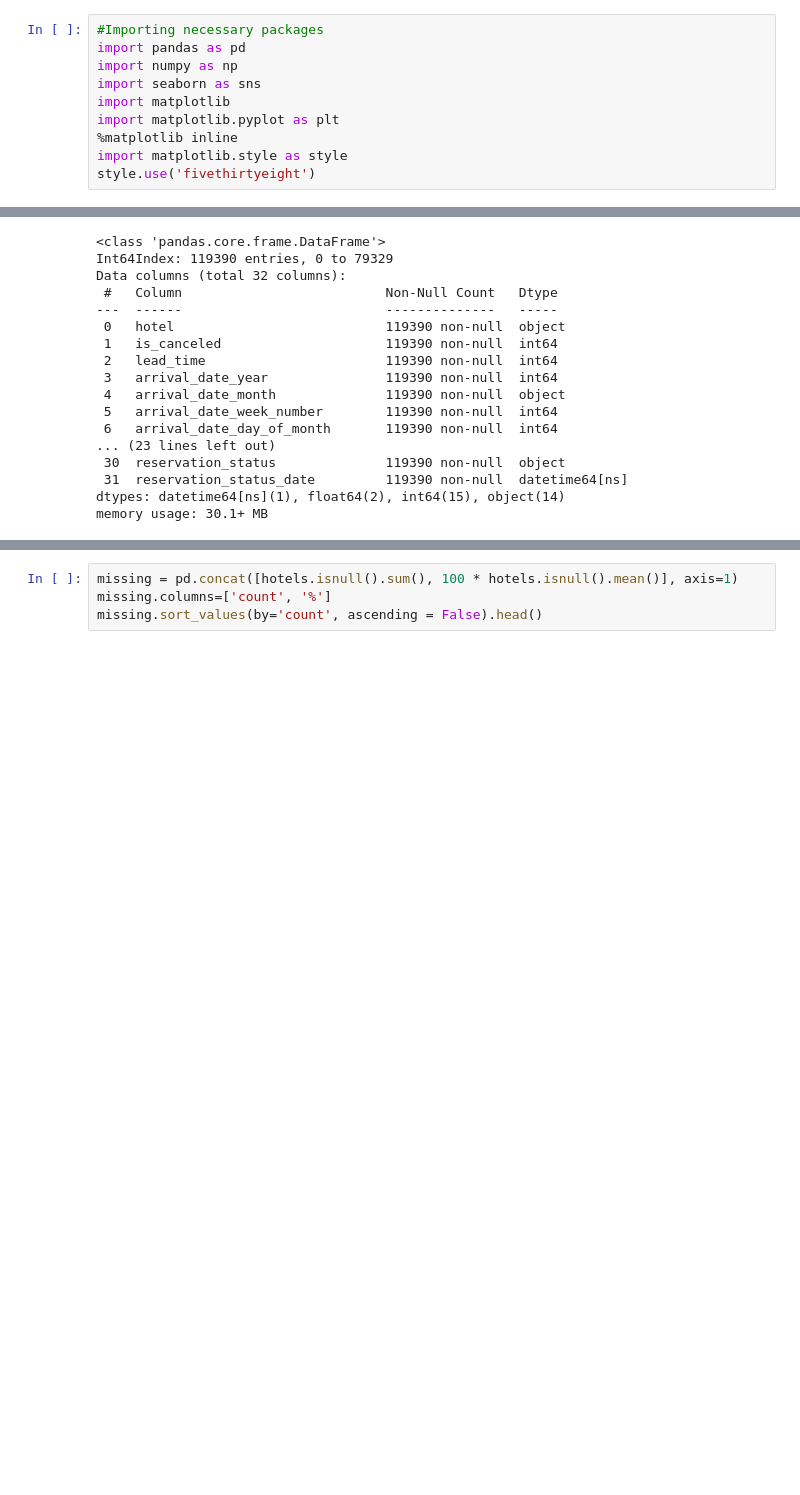
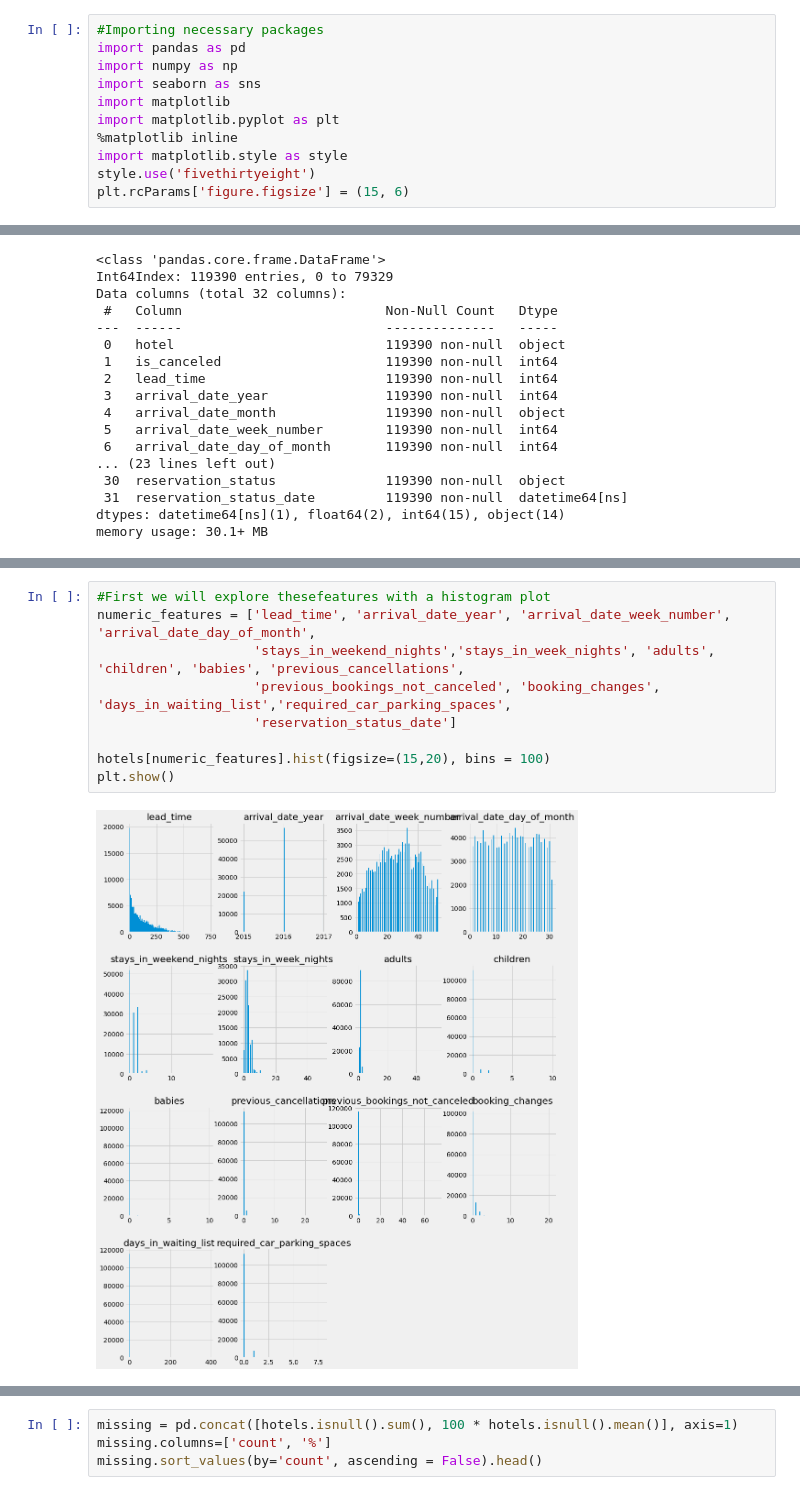
Before and after one commit to Razvanepe/Predicting_Hotel_Booking_Cancellations, a Jupyter notebook: notebooks/Data_Wrangling.ipynb, the cells around one changed output, grey strips where cells are left out. Saved outputs shown, nothing was run; the diff lists cells and outputs as text; blank space fills up the shorter version.

```diff
--- a/notebooks/Data_Wrangling.ipynb
+++ b/notebooks/Data_Wrangling.ipynb
@@ -33,4 +47,5 @@ import matplotlib.pyplot as plt
 %matplotlib inline
 import matplotlib.style as style
 style.use('fivethirtyeight')
+plt.rcParams['figure.figsize'] = (15, 6)
 # %% [markdown]
@@ -321,0 +272,11 @@ plt.show()
+# %%
+#First we will explore thesefeatures with a histogram plot
+numeric_features = ['lead_time', 'arrival_date_year', 'arrival_date_week_number', 'arrival_date_day_of_month',
+                    'stays_in_weekend_nights','stays_in_week_nights', 'adults', 'children', 'babies', 'previous_cancellations',
+                    'previous_bookings_not_canceled', 'booking_changes', 'days_in_waiting_list','required_car_parking_spaces',
+                    'reservation_status_date']
+
+hotels[numeric_features].hist(figsize=(15,20), bins = 100)
+plt.show()
+# %% [output]
+[figure, added]
```
Also changed, not shown: parts of 121 cells of this notebook, 2 other files.
